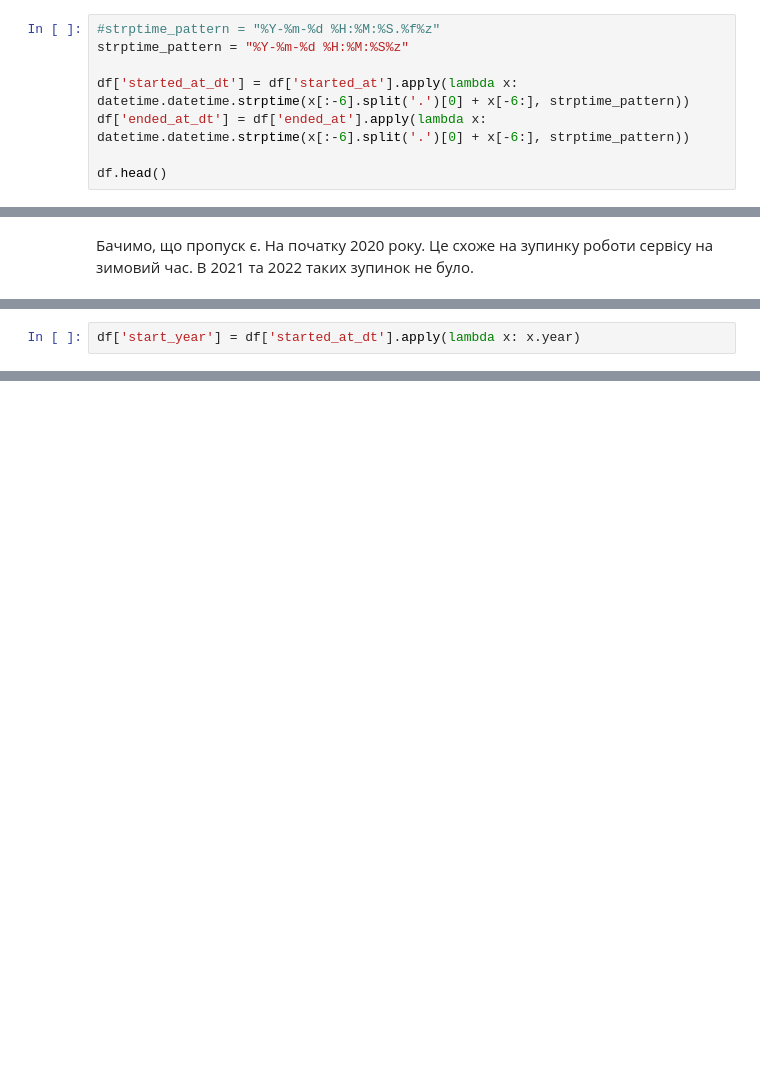
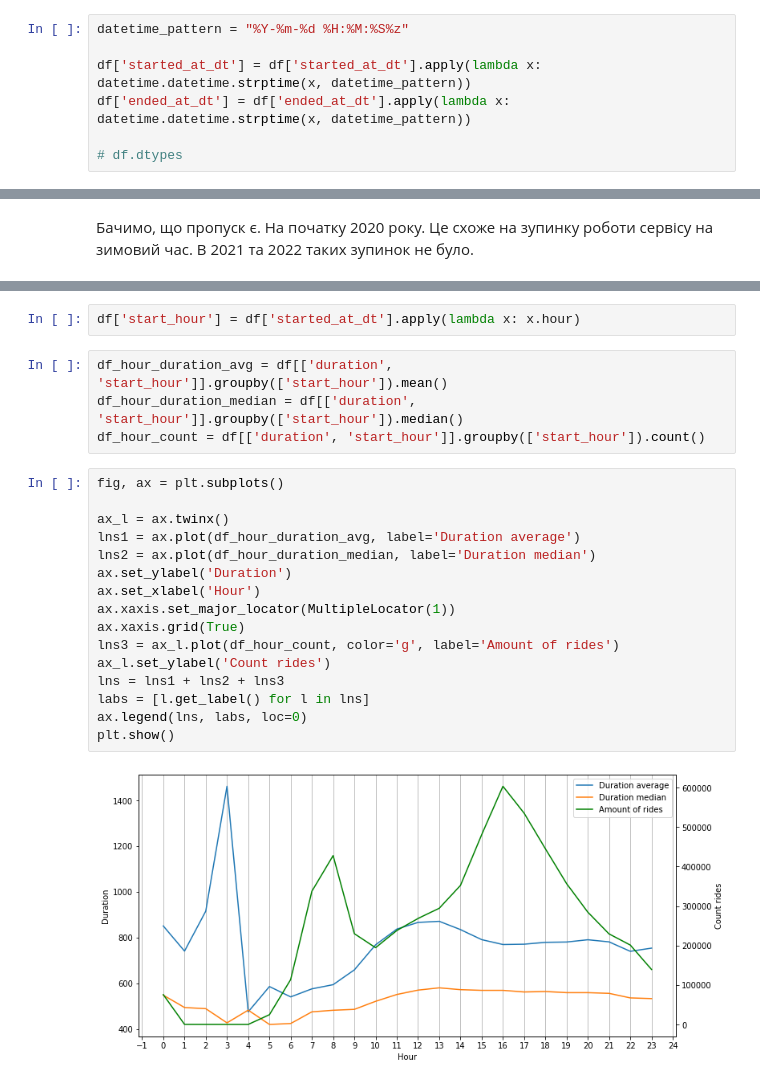
Before and after one commit to oyakymchuk/project_bysykkel, a Jupyter notebook: task_1.ipynb, the cells around one changed output, grey strips where cells are left out. Drawn from its saved outputs; the diff is of its cells as text; blank space fills up the shorter version.

```diff
--- a/task_1.ipynb
+++ b/task_1.ipynb
@@ -63,8 +25,7 @@ __Питання:__
 # %%
-#strptime_pattern = "%Y-%m-%d %H:%M:%S.%f%z"
-strptime_pattern = "%Y-%m-%d %H:%M:%S%z"
+datetime_pattern = "%Y-%m-%d %H:%M:%S%z"
 
-df['started_at_dt'] = df['started_at'].apply(lambda x: datetime.datetime.strptime(x[:-6].split('.')[0] + x[-6:], strptime_pattern))
-df['ended_at_dt'] = df['ended_at'].apply(lambda x: datetime.datetime.strptime(x[:-6].split('.')[0] + x[-6:], strptime_pattern))
+df['started_at_dt'] = df['started_at_dt'].apply(lambda x: datetime.datetime.strptime(x, datetime_pattern))
+df['ended_at_dt'] = df['ended_at_dt'].apply(lambda x: datetime.datetime.strptime(x, datetime_pattern))
 
-df.head()
+# df.dtypes
@@ -108,2 +48,0 @@ print(df_copy[df_copy['year'] == 2020]['started_at_dt'].min())
-# %%
-df['start_year'] = df['started_at_dt'].apply(lambda x: x.year)
@@ -276,0 +73,24 @@ plt.show()
+# %%
+df['start_hour'] = df['started_at_dt'].apply(lambda x: x.hour)
+# %%
+df_hour_duration_avg = df[['duration', 'start_hour']].groupby(['start_hour']).mean()
+df_hour_duration_median = df[['duration', 'start_hour']].groupby(['start_hour']).median()
+df_hour_count = df[['duration', 'start_hour']].groupby(['start_hour']).count()
+# %%
+fig, ax = plt.subplots()
+
+ax_l = ax.twinx()
+lns1 = ax.plot(df_hour_duration_avg, label='Duration average')
+lns2 = ax.plot(df_hour_duration_median, label='Duration median')
+ax.set_ylabel('Duration')
+ax.set_xlabel('Hour')
+ax.xaxis.set_major_locator(MultipleLocator(1))
+ax.xaxis.grid(True)
+lns3 = ax_l.plot(df_hour_count, color='g', label='Amount of rides')
+ax_l.set_ylabel('Count rides')
+lns = lns1 + lns2 + lns3
+labs = [l.get_label() for l in lns]
+ax.legend(lns, labs, loc=0)
+plt.show()
+# %% [output]
+[figure, added]
```
Also changed, not shown: parts of 44 cells of this notebook, 2 other files.
